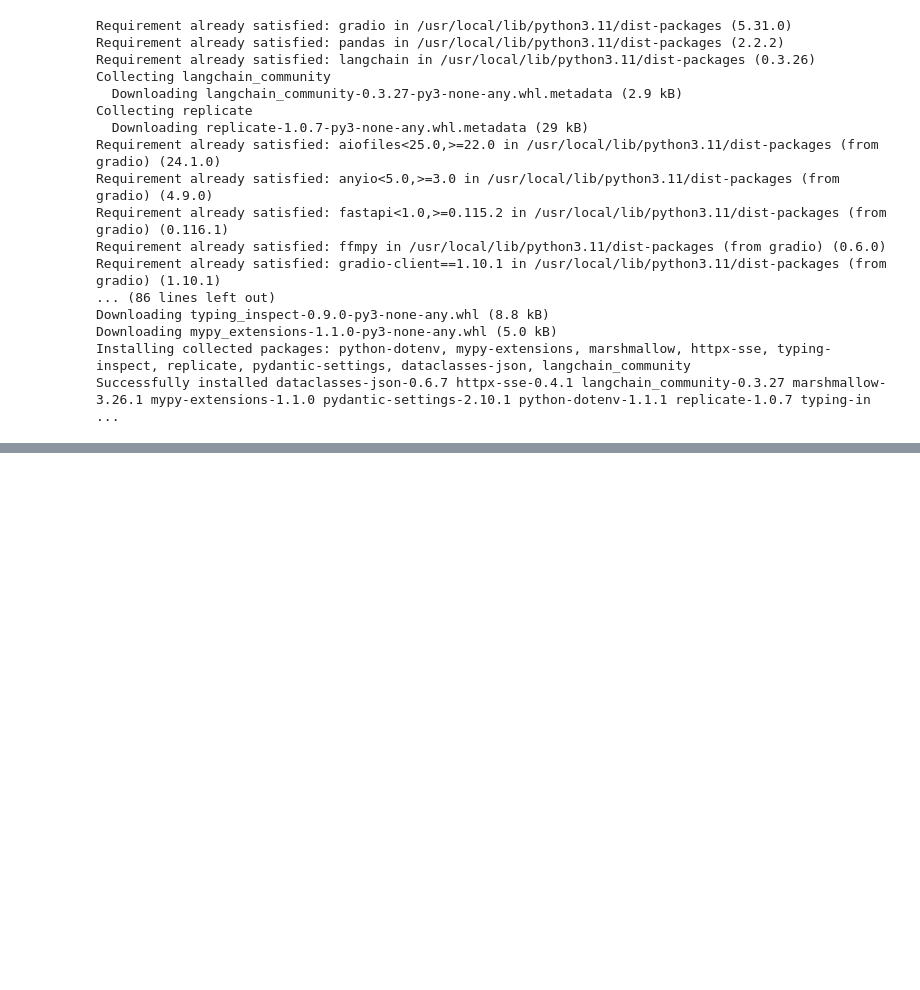
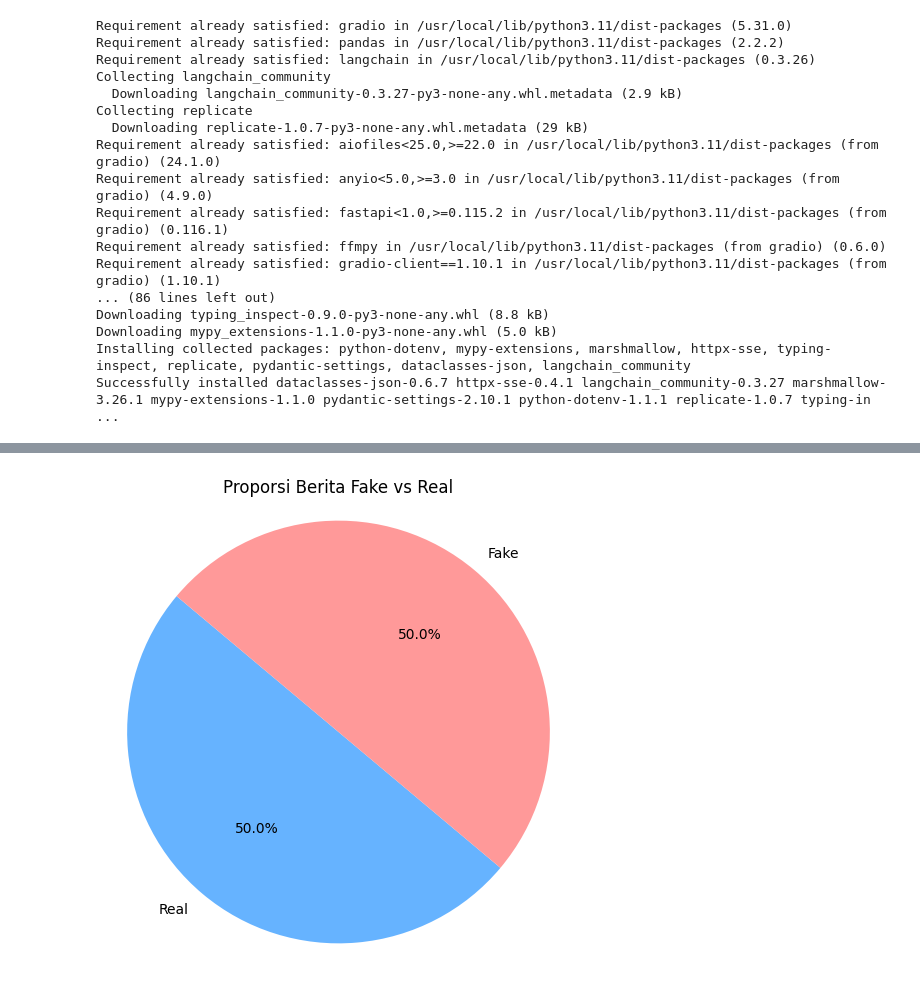
Before and after one commit to devit2003/fake-news-detection, a Jupyter notebook: CapstoneProject.ipynb, the cells around one changed output, grey strips where cells are left out. Drawn from its saved outputs; the diff is of its cells as text; code cells hidden in the pictures; blank space fills up the shorter version.

```diff
--- a/CapstoneProject.ipynb
+++ b/CapstoneProject.ipynb
@@ -127,3 +127,25 @@ Colab notebook detected. To show errors in colab notebook, set debug=True in lau
 
 This share link expires in 1 week. For free permanent hosting and GPU upgrades, run `gradio deploy` from the terminal in the working directory to deploy to Hugging Face Spaces (https://huggingface.co/ ...
 [interactive output not drawn]
+# %%
+import pandas as pd
+import matplotlib.pyplot as plt
+
+df_real = pd.read_csv("/content/True.csv")
+df_fake = pd.read_csv("/content/True.csv")
+
+df_real["label"] = "Real"
+df_fake["label"] = "Fake"
+
+combined_df = pd.concat([df_real[["title", "label"]], df_fake[["title", "label"]]])
+
+label_counts = combined_df["label"].value_counts()
+
+plt.figure(figsize=(6, 6))
+colors = ["#66b3ff", "#ff9999"]
+plt.pie(label_counts, labels=label_counts.index, autopct="%1.1f%%", startangle=140, colors=colors)
+plt.title("Proporsi Berita Fake vs Real")
+plt.axis("equal")
+plt.show()
+# %% [output]
+[figure, added]
```
Also changed, not shown: parts of 1 cell of this notebook.
